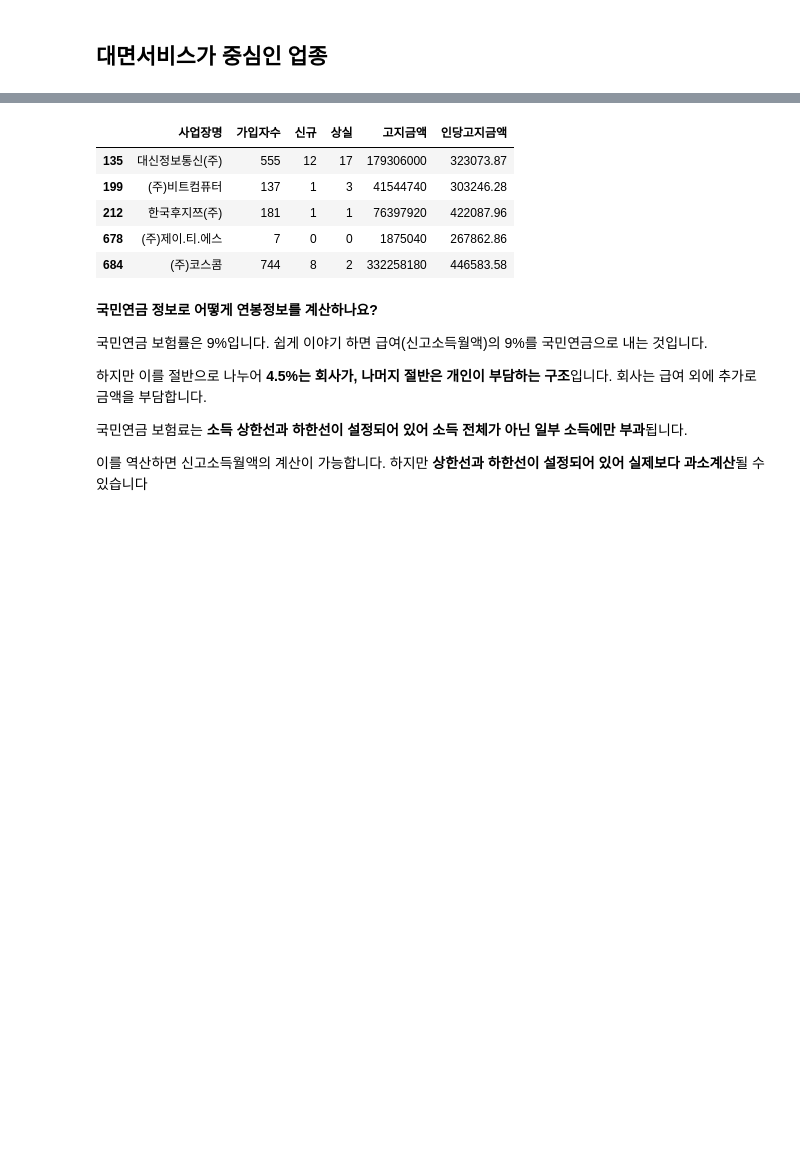
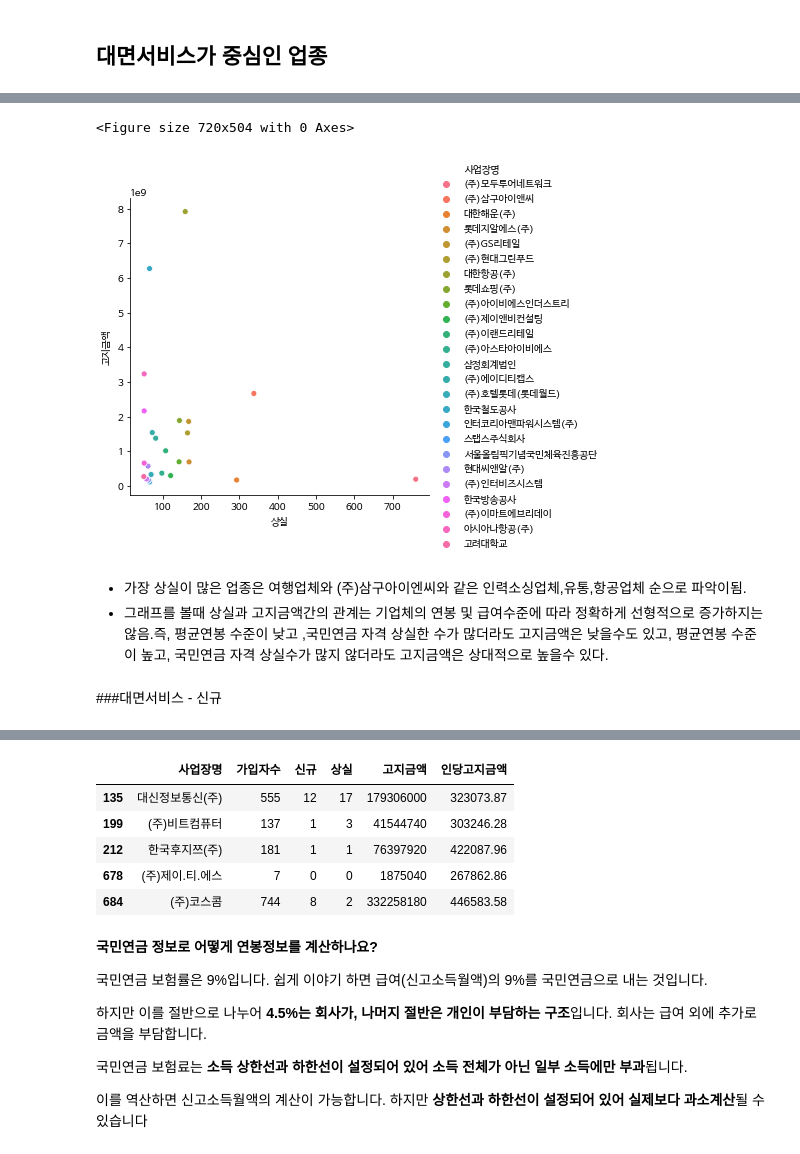
Before and after one commit to SANGSEOSEO/philosophy_datascience, a Jupyter notebook: 국민연금을_통해_본_COVID19에서의_우리경제.ipynb, the cells around one changed output, grey strips where cells are left out. Cells and saved outputs as stored; diff of their text form; code cells hidden in the pictures; blank space fills up the shorter version.

```diff
--- a/국민연금을_통해_본_COVID19에서의_우리경제.ipynb
+++ b/국민연금을_통해_본_COVID19에서의_우리경제.ipynb
@@ -115,0 +170,13 @@ ds_uncnt = df_uncontact[['자료생성년월', '사업장명', '사업장형태'
+# %%
+ds_cntct =df_contact[['자료생성년월', '사업장명', '사업장형태', '업종코드명', '적용일', '탈퇴일', '가입상태', '신규', '상실', '가입자수', '고지금액', '인당고지금액', '평균월급', '평균연봉']].sort_values(by='상실', ascending=False).head(25)
+plt.figure(figsize=(10, 7))
+sns.relplot(x='상실', y='고지금액', data=ds_cntct, hue='사업장명')
+plt.show()
+# %% [output]
+<Figure size 720x504 with 0 Axes>
+[figure, added]
+# %% [markdown]
+- 가장 상실이 많은 업종은 여행업체와 (주)삼구아이엔씨와 같은 인력소싱업체,유통,항공업체 순으로 파악이됨.
+- 그래프를 볼때 상실과 고지금액간의 관계는 기업체의 연봉 및 급여수준에 따라 정확하게 선형적으로 증가하지는 않음.즉, 평균연봉 수준이 낮고 ,국민연금 자격 상실한 수가 많더라도 고지금액은 낮을수도 있고, 평균연봉 수준이 높고, 국민연금 자격 상실수가 많지 않더라도 고지금액은 상대적으로 높을수 있다.
+# %% [markdown]
+###대면서비스 - 신규
```
Also changed, not shown: parts of 69 cells of this notebook.
